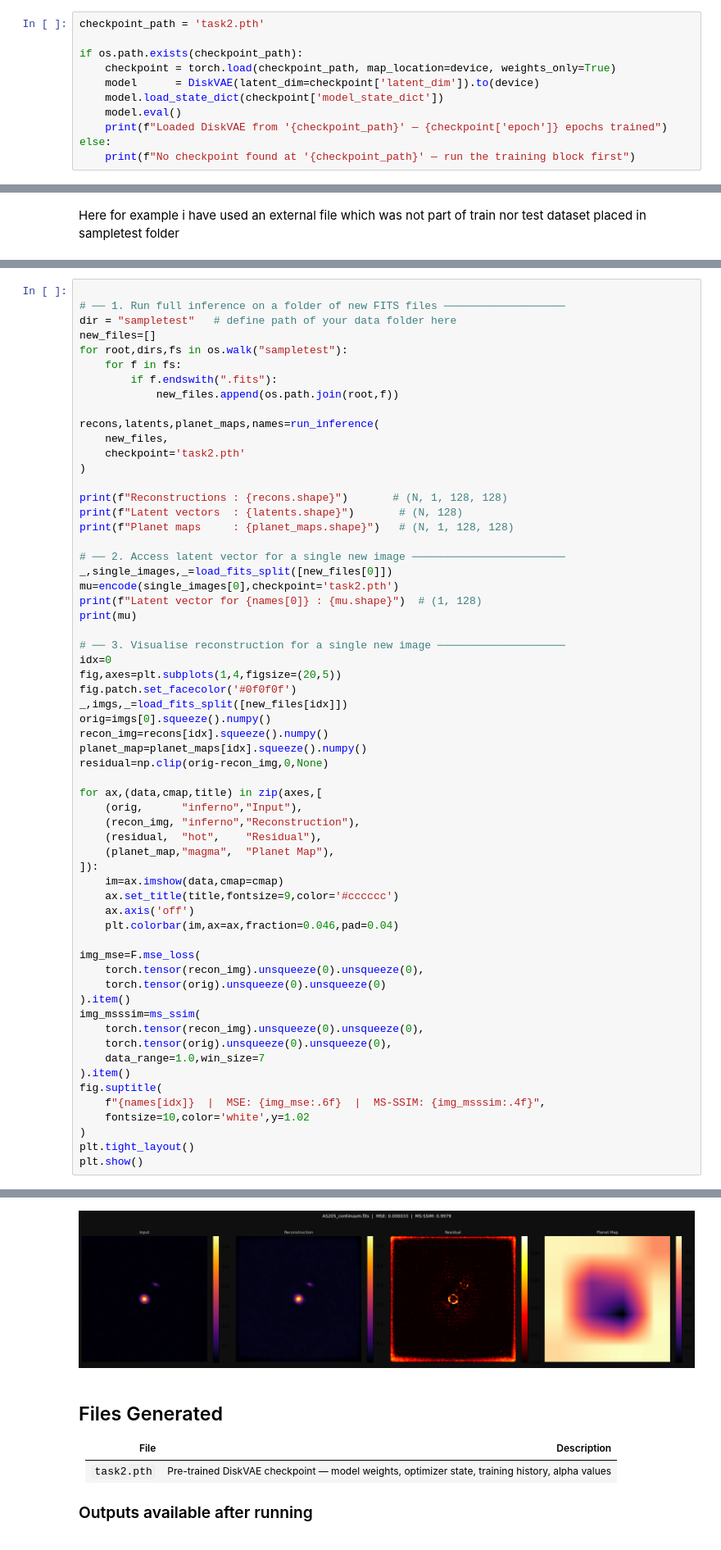
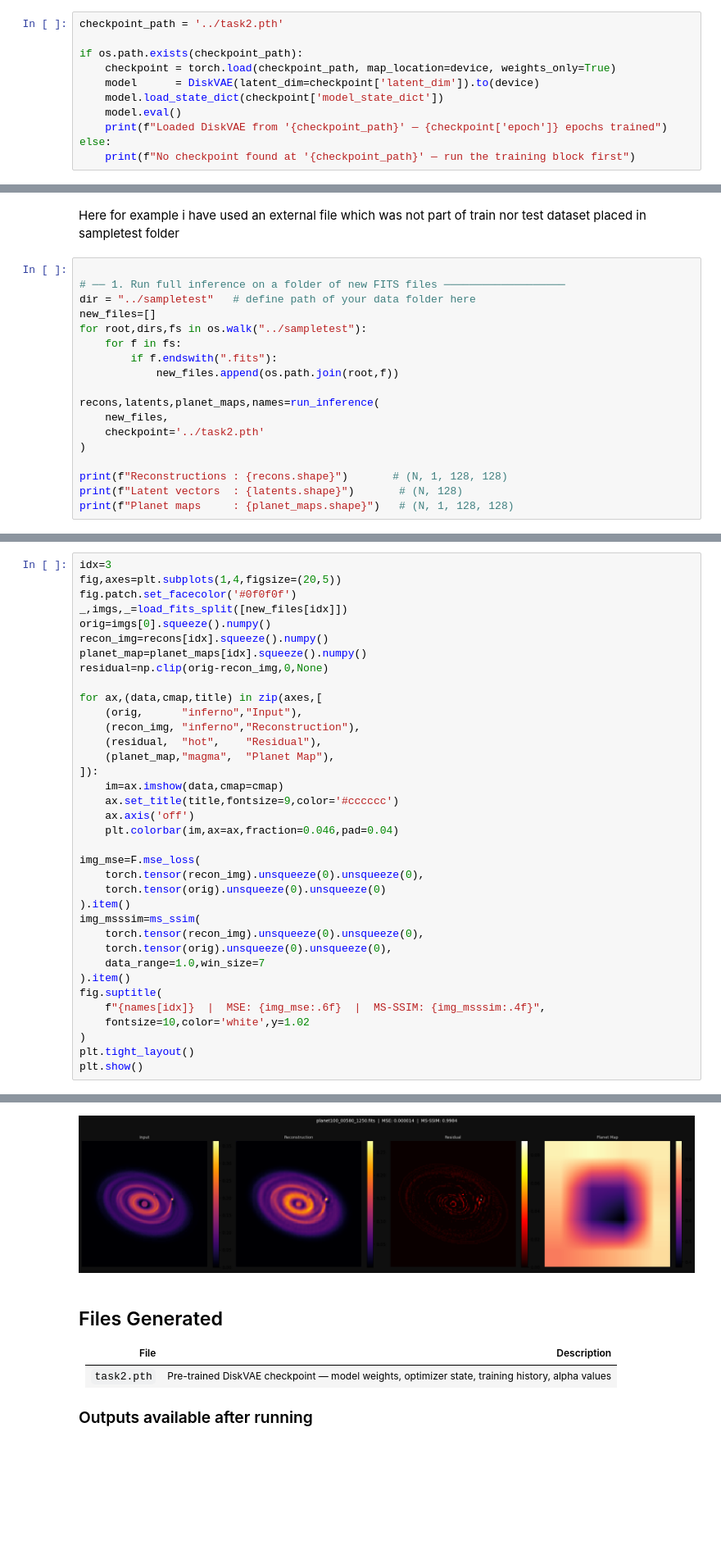
Before and after one commit to divyanshmaybe/gsocMl4SCI, a Jupyter notebook: image_task/Image_Test.ipynb, the cells around one changed output, grey strips where cells are left out. Shown at 82% size. Drawn from its saved outputs; the diff is of its cells as text; blank space fills up the shorter version.

Commit message:
Upload reconstructed image and update notebook

```diff
--- a/image_task/Image_Test.ipynb
+++ b/image_task/Image_Test.ipynb
@@ -580,7 +580,7 @@ Test  — clean: torch.Size([30, 1, 128, 128])  | pointness: torch.Size([30, 1,
 
 Loads pre-trained weights from disk. If `TRAIN_FROM_SCRATCH` is set to `True` in the config, skip this cell and run the training cell instead. If the checkpoint is not found, training must be run first.
 # %%
-checkpoint_path = 'task2.pth'
+checkpoint_path = '../task2.pth'
 
 if os.path.exists(checkpoint_path):
     checkpoint = torch.load(checkpoint_path, map_location=device, weights_only=True)
@@ -966,3 +966,21 @@ Inference utilities ready — use encode() and run_inference()
 Update `DATA_PATH` in the config cell to point to your folder of new FITS files, then run this cell. It demonstrates all four inference patterns: bulk reconstruction, single image encoding, per-image visualization with metrics.Change the idx to iterate over the images in your dataset
 # %% [markdown]
 Here for example i have used an external file which was not part of train nor test dataset placed in sampletest folder
+# %%
+
+# ── 1. Run full inference on a folder of new FITS files ───────────────────
+dir = "../sampletest"   # define path of your data folder here
+new_files=[]
+for root,dirs,fs in os.walk("../sampletest"):
+    for f in fs:
+        if f.endswith(".fits"):
+            new_files.append(os.path.join(root,f))
+
+recons,latents,planet_maps,names=run_inference(
+    new_files,
+    checkpoint='../task2.pth'
+)
+
+print(f"Reconstructions : {recons.shape}")       # (N, 1, 128, 128)
+print(f"Latent vectors  : {latents.shape}")       # (N, 128)
+print(f"Planet maps     : {planet_maps.shape}")   # (N, 1, 128, 128)
@@ -969,30 +994,5 @@ Here for example i have used an external file which was not part of train nor te
 # %%
-
-# ── 1. Run full inference on a folder of new FITS files ───────────────────
-dir = "sampletest"   # define path of your data folder here
-new_files=[]
-for root,dirs,fs in os.walk("sampletest"):
-    for f in fs:
-        if f.endswith(".fits"):
-            new_files.append(os.path.join(root,f))
-
-recons,latents,planet_maps,names=run_inference(
-    new_files,
-    checkpoint='task2.pth'
-)
-
-print(f"Reconstructions : {recons.shape}")       # (N, 1, 128, 128)
-print(f"Latent vectors  : {latents.shape}")       # (N, 128)
-print(f"Planet maps     : {planet_maps.shape}")   # (N, 1, 128, 128)
-
-# ── 2. Access latent vector for a single new image ────────────────────────
-_,single_images,_=load_fits_split([new_files[0]])
-mu=encode(single_images[0],checkpoint='task2.pth')
-print(f"Latent vector for {names[0]} : {mu.shape}")  # (1, 128)
-print(mu)
-
-# ── 3. Visualise reconstruction for a single new image ────────────────────
-idx=0
+idx=3
 fig,axes=plt.subplots(1,4,figsize=(20,5))
 fig.patch.set_facecolor('#0f0f0f')
 _,imgs,_=load_fits_split([new_files[idx]])
@@ -1051,4 +1031,4 @@ tensor([[ 5.5167e-01,  2.1979e-01, -6.7906e-02, -1.3007e+00, -9.7330e-01,
-[figure, old version]
+[figure, new version]
 # %% [markdown]
 ## Files Generated
 
```
Also changed, not shown: parts of 6 cells of this notebook, 1 other file.
